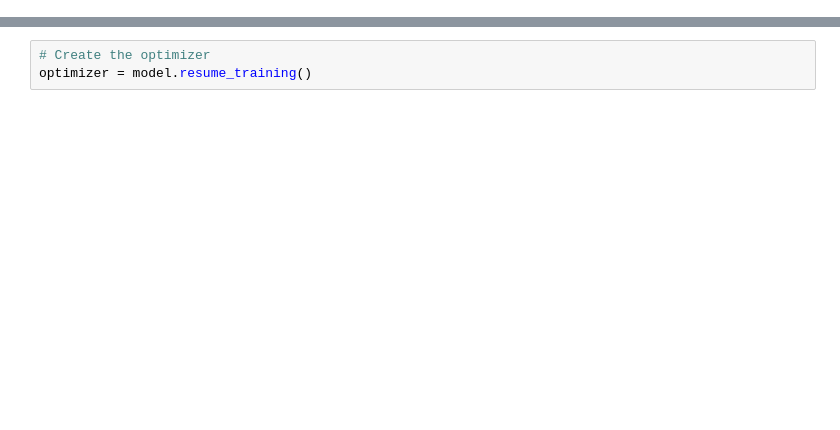
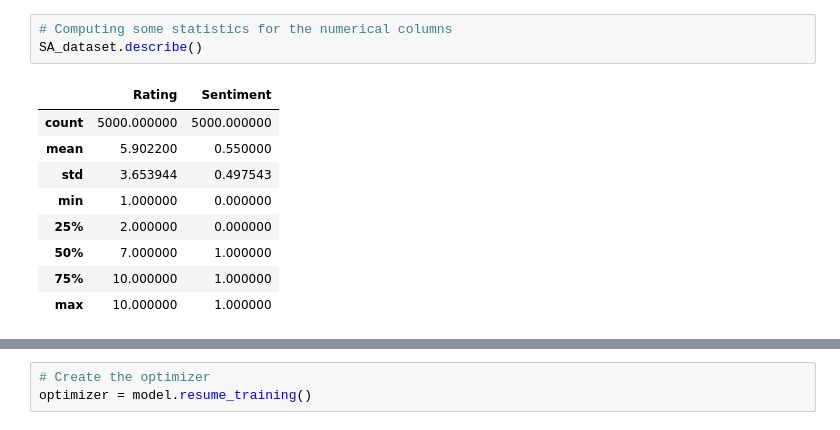
Before and after one commit to NilBiescas/NLP, a Jupyter notebook: exercises_day5/exercises5.ipynb, the cells around one changed output, grey strips where cells are left out. Cells and saved outputs as stored; diff of their text form; blank space fills up the shorter version.

```diff
--- a/exercises_day5/exercises5.ipynb
+++ b/exercises_day5/exercises5.ipynb
@@ -87,0 +37,13 @@ Counter({'movie': 3349,
+# %%
+# Computing some statistics for the numerical columns
+SA_dataset.describe()
+# %% [output]
+|  | Rating | Sentiment |
+| count | 5000.000000 | 5000.000000 |
+| mean | 5.902200 | 0.550000 |
+| std | 3.653944 | 0.497543 |
+| min | 1.000000 | 0.000000 |
+| 25% | 2.000000 | 0.000000 |
+| 50% | 7.000000 | 1.000000 |
+| 75% | 10.000000 | 1.000000 |
+| max | 10.000000 | 1.000000 |
```
Also changed, not shown: parts of 41 cells of this notebook.
